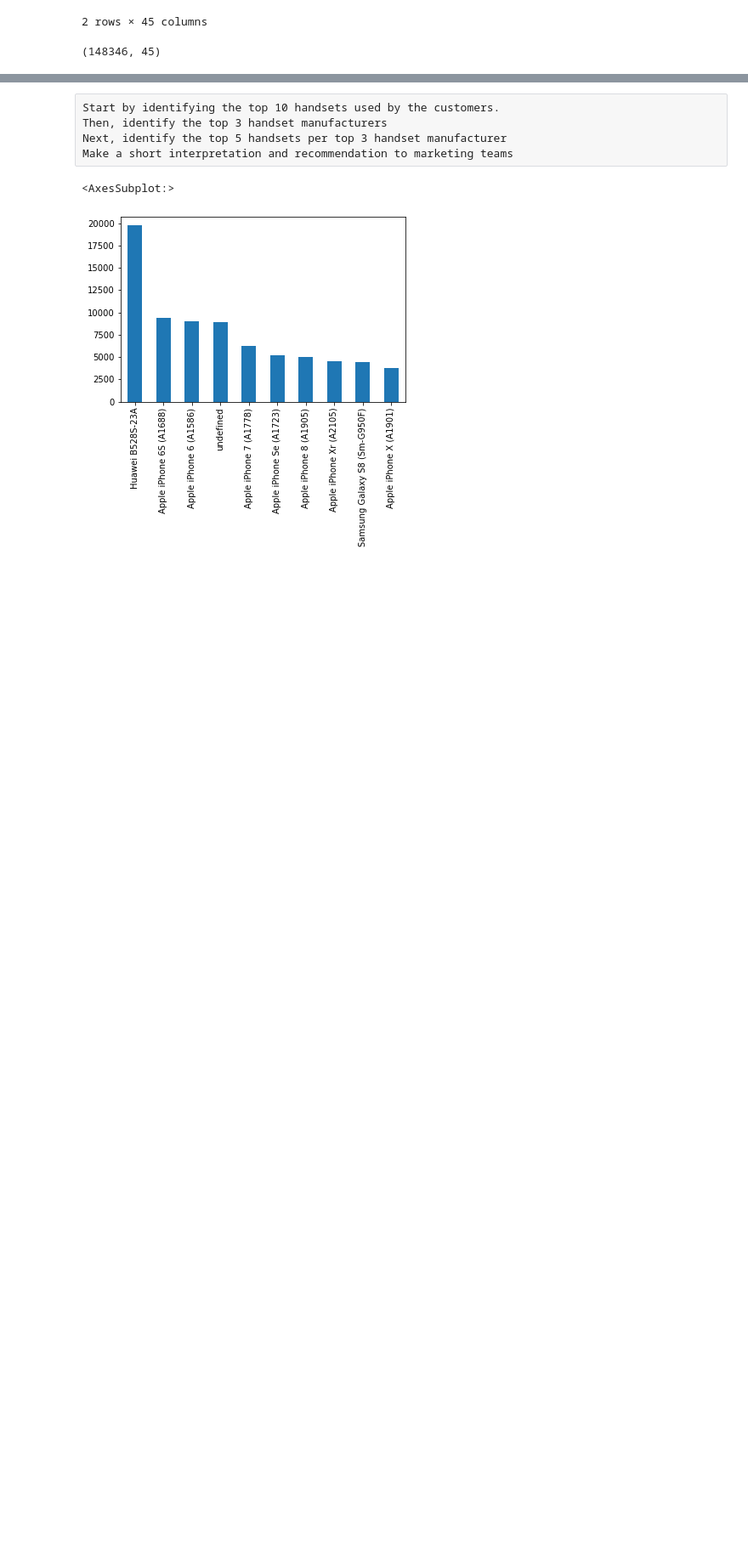
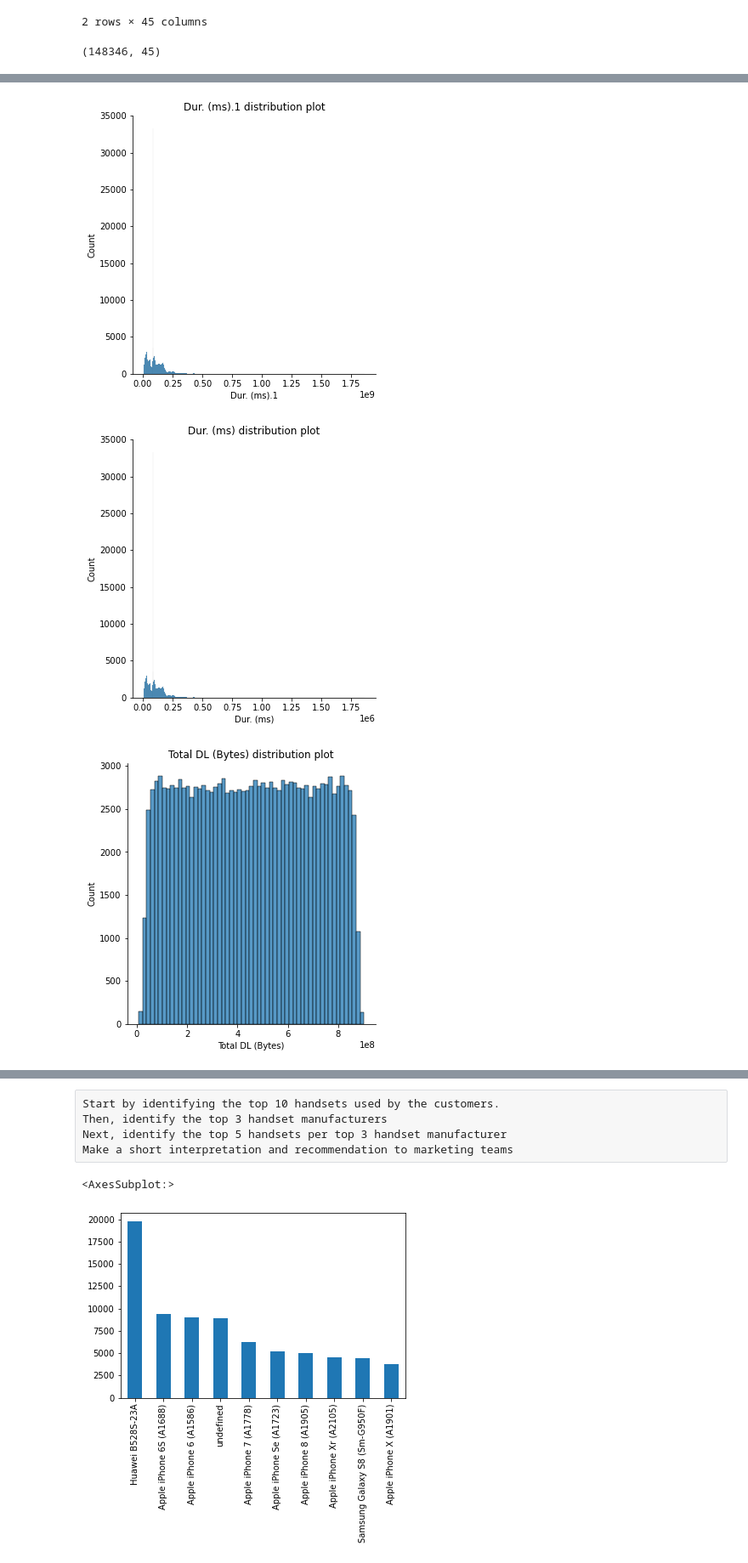
Before and after one commit to celine-kanagwa/Telco_analysis, a Jupyter notebook: Notebook/Untitled.ipynb, the cells around one changed output, grey strips where cells are left out. Shown at 85% size. Cells and saved outputs as stored; diff of their text form; code cells hidden in the pictures; blank space fills up the shorter version.

```diff
--- a/Notebook/Untitled.ipynb
+++ b/Notebook/Untitled.ipynb
@@ -224,0 +260,3 @@ clean_data.head(2)
+# %%
+variables = ['Dur. (ms).1','Dur. (ms)','Total DL (Bytes)','Total UL (Bytes)']
+clean_data[variables].describe()
@@ -224,0 +273,9 @@ clean_data.head(2)
+# %%
+# distribution plot
+for plot in variables:
+    sns.displot(clean_data, x=plot).set(title=plot+" distribution plot")
+    plt.show()
+# %% [output]
+[figure, added]
+[figure, added]
+[figure, added]
```
Also changed, not shown: parts of 35 cells of this notebook.
